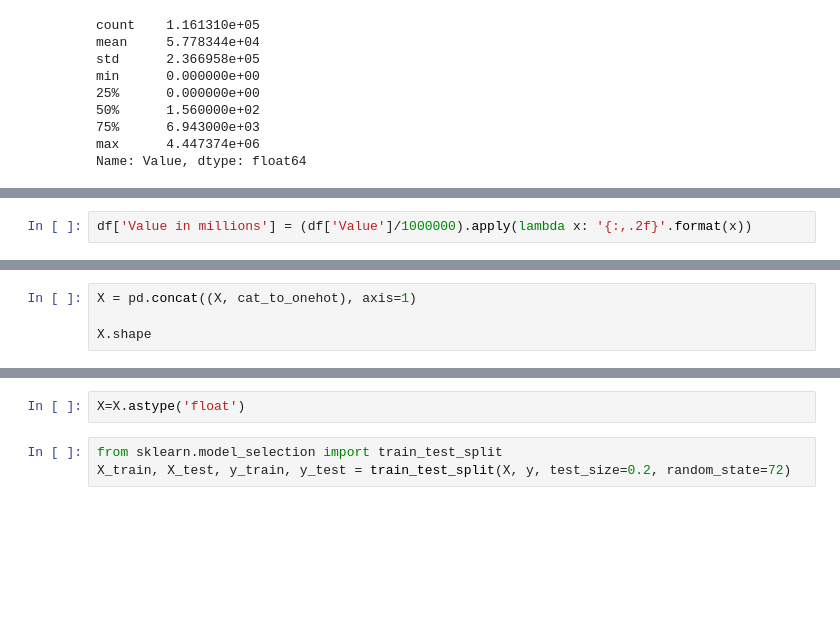
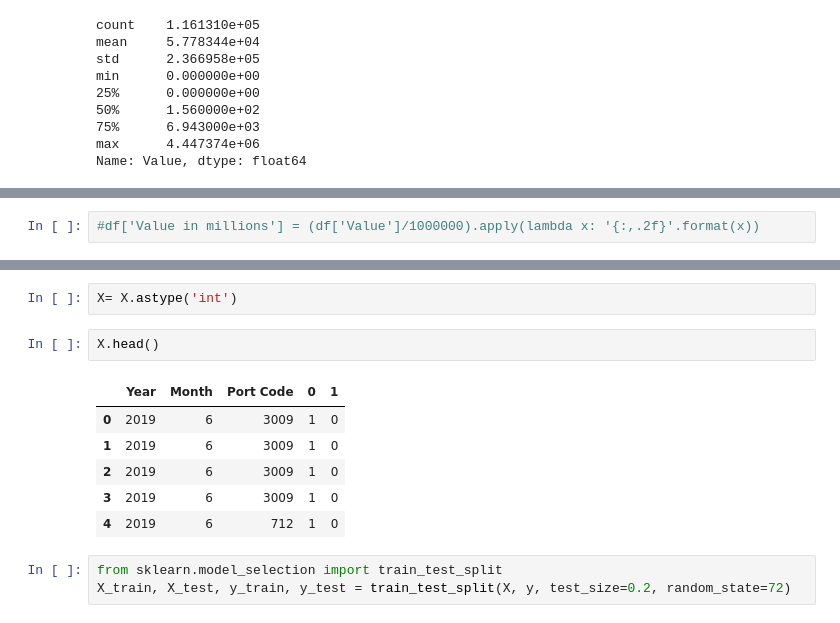
Before and after one commit to rnaua/DMML2019_Team_Swatch, a Jupyter notebook: code/Decision_tree.ipynb, the cells around one changed output, grey strips where cells are left out. Cells and saved outputs as stored; diff of their text form; blank space fills up the shorter version.

```diff
--- a/code/Decision_tree.ipynb
+++ b/code/Decision_tree.ipynb
@@ -129,5 +181,5 @@ df.sort_values(['Value'],ascending=False).head()
 # %%
-df['Value in millions'] = (df['Value']/1000000).apply(lambda x: '{:,.2f}'.format(x))
+#df['Value in millions'] = (df['Value']/1000000).apply(lambda x: '{:,.2f}'.format(x))
 # %%
 #features but possibly add lat, long, measure
 X = df[["Year","Month", "Port Code"]]
@@ -147,4 +189,0 @@ cat_to_onehot.shape
-# %%
-X = pd.concat((X, cat_to_onehot), axis=1)
-
-X.shape
@@ -193,5 +239,14 @@ dtype: int64
 # %%
-X=X.astype('float')
+X= X.astype('int')
+# %%
+X.head()
+# %% [output]
+|  | Year | Month | Port Code | 0 | 1 |
+| 0 | 2019 | 6 | 3009 | 1 | 0 |
+| 1 | 2019 | 6 | 3009 | 1 | 0 |
+| 2 | 2019 | 6 | 3009 | 1 | 0 |
+| 3 | 2019 | 6 | 3009 | 1 | 0 |
+| 4 | 2019 | 6 | 712 | 1 | 0 |
 # %%
 from sklearn.model_selection import train_test_split
 X_train, X_test, y_train, y_test = train_test_split(X, y, test_size=0.2, random_state=72)
```
Also changed, not shown: parts of 33 cells of this notebook.
